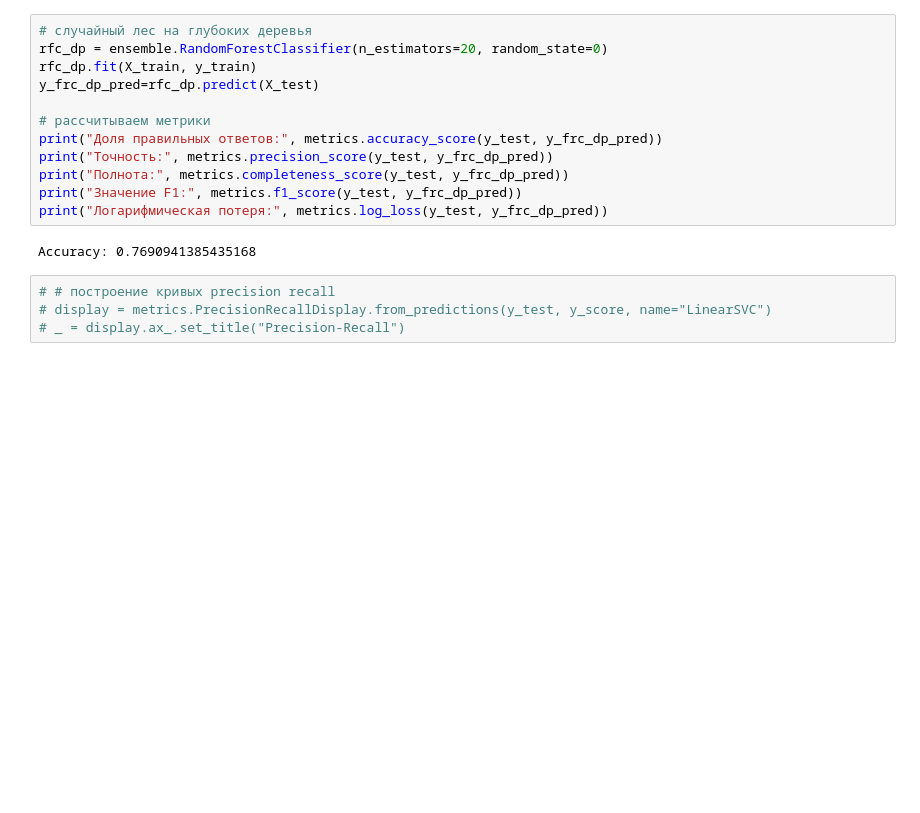
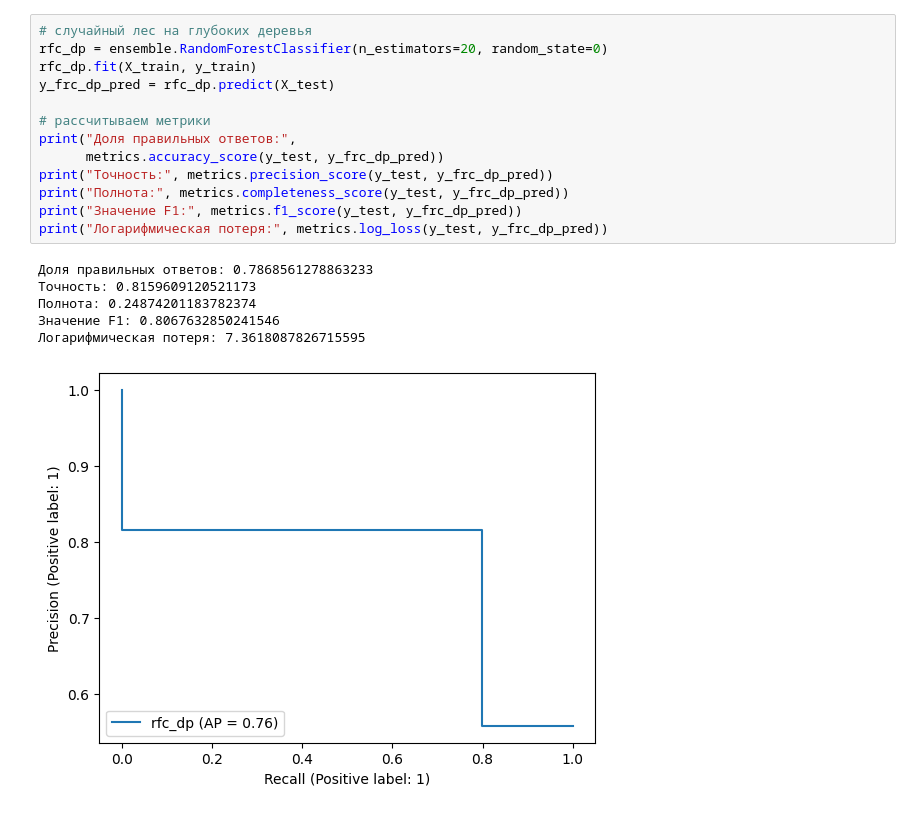
Before and after one commit to SergeyIntyashev/BGML_TAA1, a Jupyter notebook: taa_1.ipynb, the cells around one changed output. Drawn from its saved outputs; the diff is of its cells as text; blank space fills up the shorter version.

```diff
--- a/taa_1.ipynb
+++ b/taa_1.ipynb
@@ -84,18 +120,20 @@ Accuracy: 0.7015985790408525
 # %%
 # случайный лес на глубоких деревья
 rfc_dp = ensemble.RandomForestClassifier(n_estimators=20, random_state=0)
 rfc_dp.fit(X_train, y_train)
-y_frc_dp_pred=rfc_dp.predict(X_test)
+y_frc_dp_pred = rfc_dp.predict(X_test)
 
 # рассчитываем метрики
-print("Доля правильных ответов:", metrics.accuracy_score(y_test, y_frc_dp_pred))
+print("Доля правильных ответов:",
+      metrics.accuracy_score(y_test, y_frc_dp_pred))
 print("Точность:", metrics.precision_score(y_test, y_frc_dp_pred))
 print("Полнота:", metrics.completeness_score(y_test, y_frc_dp_pred))
 print("Значение F1:", metrics.f1_score(y_test, y_frc_dp_pred))
 print("Логарифмическая потеря:", metrics.log_loss(y_test, y_frc_dp_pred))
 # %% [output]
-Accuracy: 0.7690941385435168
+Доля правильных ответов: 0.7868561278863233
+Точность: 0.8159609120521173
+Полнота: 0.24874201183782374
+Значение F1: 0.8067632850241546
+Логарифмическая потеря: 7.3618087826715595
+[figure, added]
-# %%
-# # построение кривых precision recall
-# display = metrics.PrecisionRecallDisplay.from_predictions(y_test, y_score, name="LinearSVC")
-# _ = display.ax_.set_title("Precision-Recall")
```
Also changed, not shown: parts of 5 cells of this notebook.
